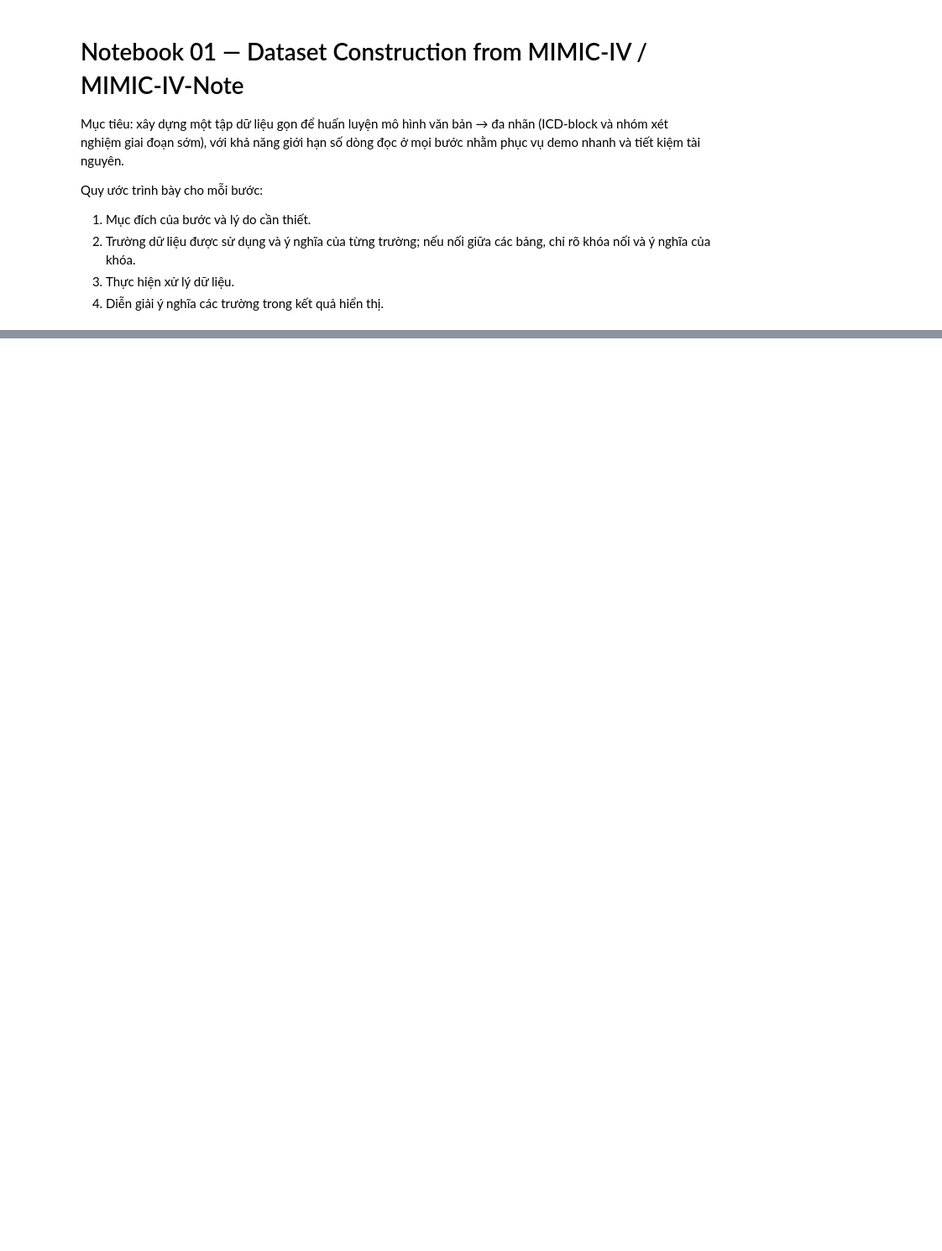
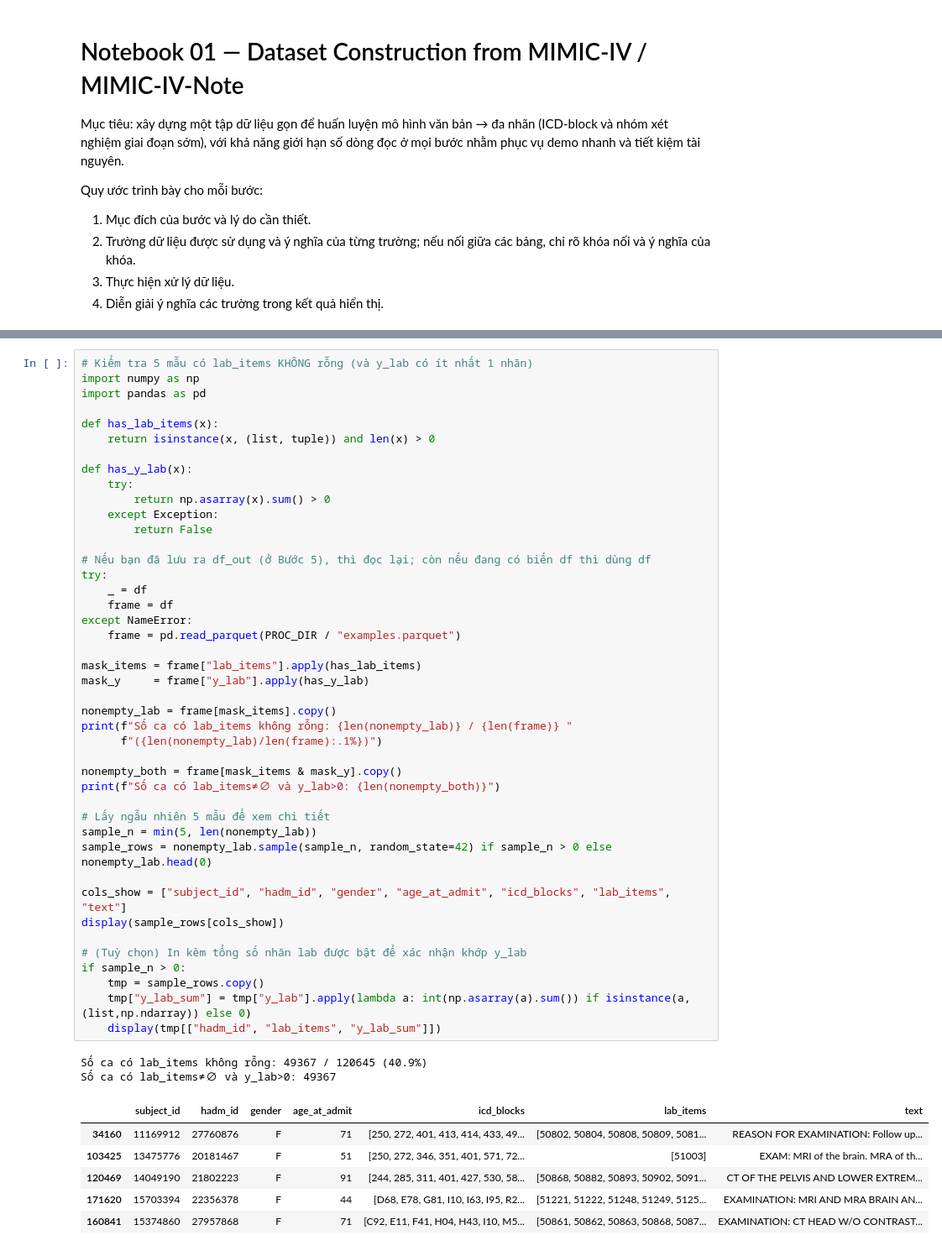
Before and after one commit to iamKhang/revita-sympdiag, a Jupyter notebook: notebooks/01_data_preprocessing_mimiciv.ipynb, the cells around one changed output, grey strips where cells are left out. Shown at 84% size. Saved outputs shown, nothing was run; the diff lists cells and outputs as text; blank space fills up the shorter version.

```diff
--- a/notebooks/01_data_preprocessing_mimiciv.ipynb
+++ b/notebooks/01_data_preprocessing_mimiciv.ipynb
@@ -427,0 +703,52 @@ print("-", out_vocab)
+# %%
+# Kiểm tra 5 mẫu có lab_items KHÔNG rỗng (và y_lab có ít nhất 1 nhãn)
+import numpy as np
+import pandas as pd
+
+def has_lab_items(x):
+    return isinstance(x, (list, tuple)) and len(x) > 0
+
+def has_y_lab(x):
+    try:
+        return np.asarray(x).sum() > 0
+    except Exception:
+        return False
+
+# Nếu bạn đã lưu ra df_out (ở Bước 5), thì đọc lại; còn nếu đang có biến df thì dùng df
+try:
+    _ = df
+    frame = df
+except NameError:
+    frame = pd.read_parquet(PROC_DIR / "examples.parquet")
+
+mask_items = frame["lab_items"].apply(has_lab_items)
+mask_y     = frame["y_lab"].apply(has_y_lab)
+
+nonempty_lab = frame[mask_items].copy()
+print(f"Số ca có lab_items không rỗng: {len(nonempty_lab)} / {len(frame)} "
+      f"({len(nonempty_lab)/len(frame):.1%})")
+
+nonempty_both = frame[mask_items & mask_y].copy()
+print(f"Số ca có lab_items≠∅ và y_lab>0: {len(nonempty_both)}")
+
+# Lấy ngẫu nhiên 5 mẫu để xem chi tiết
+sample_n = min(5, len(nonempty_lab))
+sample_rows = nonempty_lab.sample(sample_n, random_state=42) if sample_n > 0 else nonempty_lab.head(0)
+
+cols_show = ["subject_id", "hadm_id", "gender", "age_at_admit", "icd_blocks", "lab_items", "text"]
+display(sample_rows[cols_show])
+
+# (Tuỳ chọn) In kèm tổng số nhãn lab được bật để xác nhận khớp y_lab
+if sample_n > 0:
+    tmp = sample_rows.copy()
+    tmp["y_lab_sum"] = tmp["y_lab"].apply(lambda a: int(np.asarray(a).sum()) if isinstance(a, (list,np.ndarray)) else 0)
+    display(tmp[["hadm_id", "lab_items", "y_lab_sum"]])
+# %% [output]
+Số ca có lab_items không rỗng: 49367 / 120645 (40.9%)
+Số ca có lab_items≠∅ và y_lab>0: 49367
+|  | subject_id | hadm_id | gender | age_at_admit | icd_blocks | lab_items | text |
+| 34160 | 11169912 | 27760876 | F | 71 | [250, 272, 401, 413, 414, 433, 49... | [50802, 50804, 50808, 50809, 5081... | REASON FOR EXAMINATION: Follow up... |
+| 103425 | 13475776 | 20181467 | F | 51 | [250, 272, 346, 351, 401, 571, 72... | [51003] | EXAM: MRI of the brain. MRA of th... |
+| 120469 | 14049190 | 21802223 | F | 91 | [244, 285, 311, 401, 427, 530, 58... | [50868, 50882, 50893, 50902, 5091... | CT OF THE PELVIS AND LOWER EXTREM... |
+| 171620 | 15703394 | 22356378 | F | 44 | [D68, E78, G81, I10, I63, I95, R2... | [51221, 51222, 51248, 51249, 5125... | EXAMINATION: MRI AND MRA BRAIN AN... |
+| 160841 | 15374860 | 27957868 | F | 71 | [C92, E11, F41, H04, H43, I10, M5... | [50861, 50862, 50863, 50868, 5087... | EXAMINATION: CT HEAD W/O CONTRAST... |
```
Also changed, not shown: parts of 28 cells of this notebook.
